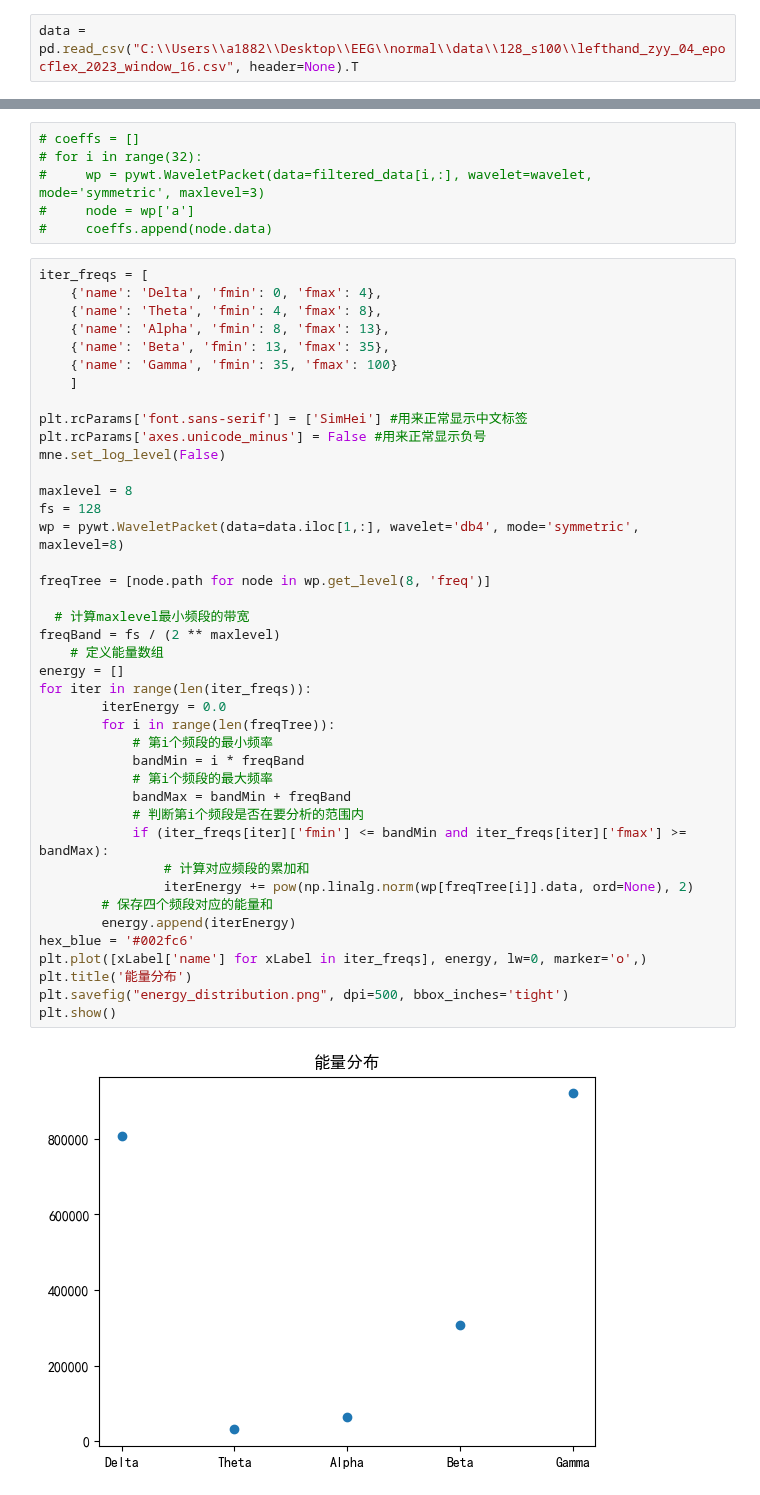
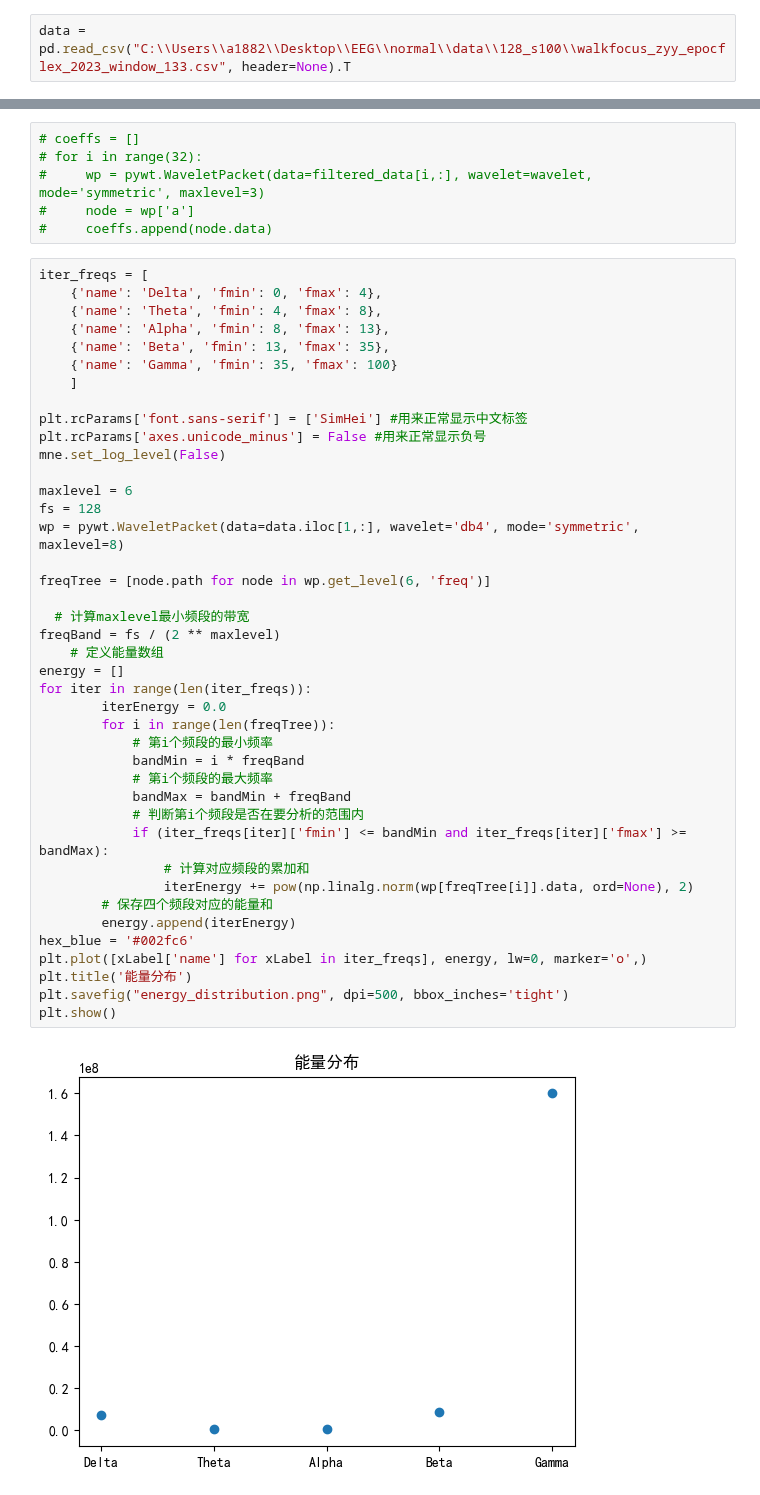
Before and after one commit to greenishcore/Hands-on-EEG, a Jupyter notebook: repywavelet.ipynb, the cells around one changed output, grey strips where cells are left out. Saved outputs shown, nothing was run; the diff lists cells and outputs as text.

```diff
--- a/repywavelet.ipynb
+++ b/repywavelet.ipynb
@@ -5,7 +5,7 @@ import mne
 import pywt
 import matplotlib.pyplot as plt
 # %%
-data = pd.read_csv("C:\\Users\\a1882\\Desktop\\EEG\\normal\\data\\128_s100\\lefthand_zyy_04_epocflex_2023_window_16.csv", header=None).T
+data = pd.read_csv("C:\\Users\\a1882\\Desktop\\EEG\\normal\\data\\128_s100\\walkfocus_zyy_epocflex_2023_window_133.csv", header=None).T
 # %%
 wavelet = pywt.Wavelet('db4')
 # %%
@@ -36,36 +36,36 @@ plt.rcParams['font.sans-serif'] = ['SimHei'] #用来正常显示中文标签
 plt.rcParams['axes.unicode_minus'] = False #用来正常显示负号
 mne.set_log_level(False)
 
-maxlevel = 8
+maxlevel = 6
 fs = 128
 wp = pywt.WaveletPacket(data=data.iloc[1,:], wavelet='db4', mode='symmetric', maxlevel=8)
 
-freqTree = [node.path for node in wp.get_level(8, 'freq')]
+freqTree = [node.path for node in wp.get_level(6, 'freq')]
 
   # 计算maxlevel最小频段的带宽
 freqBand = fs / (2 ** maxlevel)
     # 定义能量数组
 energy = []
 for iter in range(len(iter_freqs)):
         iterEnergy = 0.0
         for i in range(len(freqTree)):
             # 第i个频段的最小频率
             bandMin = i * freqBand
             # 第i个频段的最大频率
             bandMax = bandMin + freqBand
             # 判断第i个频段是否在要分析的范围内
             if (iter_freqs[iter]['fmin'] <= bandMin and iter_freqs[iter]['fmax'] >= bandMax):
                 # 计算对应频段的累加和
                 iterEnergy += pow(np.linalg.norm(wp[freqTree[i]].data, ord=None), 2)
         # 保存四个频段对应的能量和
         energy.append(iterEnergy)
 hex_blue = '#002fc6'
 plt.plot([xLabel['name'] for xLabel in iter_freqs], energy, lw=0, marker='o',)
 plt.title('能量分布')
 plt.savefig("energy_distribution.png", dpi=500, bbox_inches='tight')
 plt.show()
 # %% [output]
-[figure, old version]
+[figure, new version]
 # %%
 wp = pywt.WaveletPacket(data=data.iloc[:,28], wavelet=wavelet, mode='symmetric', maxlevel=maxlevel)
 # 频谱由低到高的对应关系，这里需要注意小波变换的频带排列默认并不是顺序排列，所以这里需要使用’freq‘排序。
```
Also changed, not shown: parts of 1 cell of this notebook, 1 other file.
